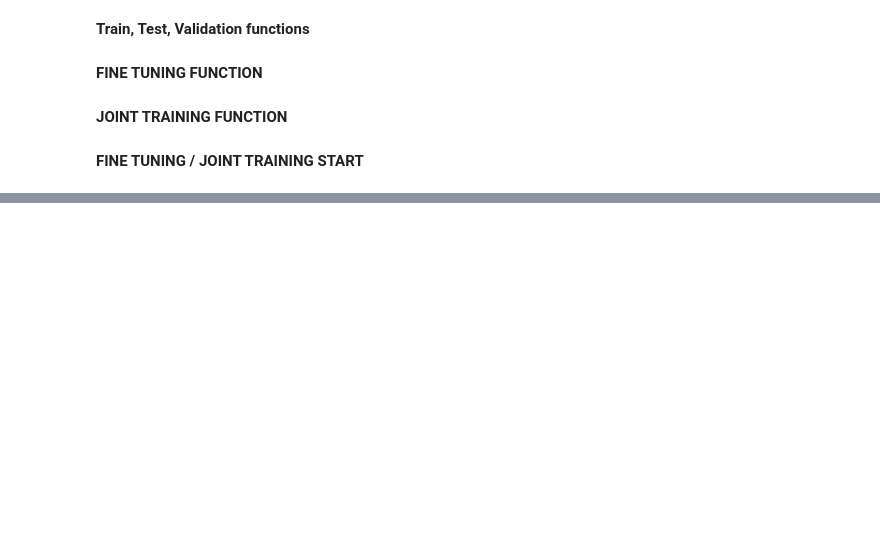
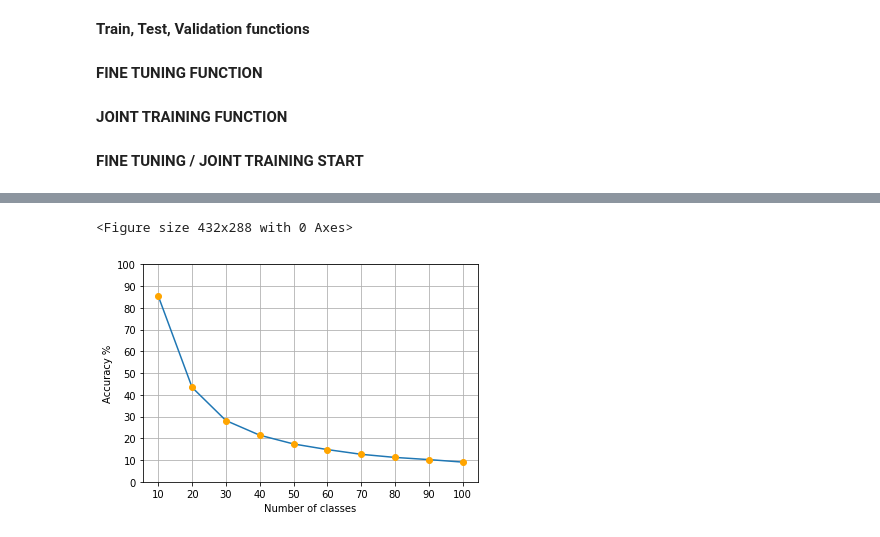
Before and after one commit to SimonettaBodojra/machine-learning2020-incremental_learning, a Jupyter notebook: notebooks/IL_fine_tuning.ipynb, the cells around one changed output, grey strips where cells are left out. Saved outputs shown, nothing was run; the diff lists cells and outputs as text; code cells hidden in the pictures; blank space fills up the shorter version.

Commit message:
trend and confusion matrix plots

```diff
--- a/notebooks/IL_fine_tuning.ipynb
+++ b/notebooks/IL_fine_tuning.ipynb
@@ -152,6 +160,10 @@ def validate(net, val_loader, criterion, optimizer, device=DEVICE):
 
 def test(net, test_loader, device=DEVICE):
 
+    # confusion matrix
+    y_true = []
+    y_preds = []
+
     running_corrects = 0
     for images, labels in tqdm(test_loader):
         images = images.to(device)
@@ -162,7 +174,12 @@ def test(net, test_loader, device=DEVICE):
         _, preds = torch.max(outputs.data, 1)
         running_corrects += torch.sum(preds == labels.data).data.item()
 
-    return running_corrects
+        # confusion matrix
+        y_true.extend(labels.data.tolist())
+        y_preds.extend(preds.tolist())
+
+
+    return running_corrects, y_true, y_preds
 # %% [markdown]
 **FINE TUNING FUNCTION**
 # %%
@@ -237,7 +254,8 @@ def fine_tuning(train_val_dataset, test_dataset, max_epoch=NUM_EPOCHS, file_path
                 torch.save(net, f"{file_path}_best_model_finetuning.pth")
 
         net = torch.load(f"{file_path}_best_model_finetuning.pth").to(device)
-        epoch_test_accuracy = test(net, curr_test_loader, device) / float(len(test_set))
+        corrects, y_true, y_preds = test(net, curr_test_loader, device)
+        epoch_test_accuracy = corrects / float(len(test_set))
         test_stage_accuracies.append(epoch_test_accuracy)
         train_mean_stage_accuracies.append(np.mean(train_accuracies))
         val_mean_stage_accuracies.append(np.mean(val_accuracies))
@@ -255,7 +273,8 @@ def fine_tuning(train_val_dataset, test_dataset, max_epoch=NUM_EPOCHS, file_path
 
     return train_mean_stage_accuracies,\
            val_mean_stage_accuracies,\
-           test_stage_accuracies
+           test_stage_accuracies,\
+           y_true, y_preds
 # %% [markdown]
 **JOINT TRAINING FUNCTION**
 # %%
@@ -335,7 +354,8 @@ def joint_training(train_val_dataset, test_dataset, max_epoch=NUM_EPOCHS, file_p
                 torch.save(net, f"{file_path}_best_model_finetuning.pth")
 
         net = torch.load(f"{file_path}_best_model_finetuning.pth").to(device)
-        epoch_test_accuracy = test(net, curr_test_loader, device) / float(len(test_set))
+        corrects, y_true, y_preds = test(net, curr_test_loader, device)
+        epoch_test_accuracy = corrects / float(len(test_set))
         test_stage_accuracies.append(epoch_test_accuracy)
         train_mean_stage_accuracies.append(np.mean(train_accuracies))
         val_mean_stage_accuracies.append(np.mean(val_accuracies))
@@ -353,10 +373,12 @@ def joint_training(train_val_dataset, test_dataset, max_epoch=NUM_EPOCHS, file_p
 
     return train_mean_stage_accuracies,\
            val_mean_stage_accuracies,\
-           test_stage_accuracies
+           test_stage_accuracies,\
+           y_true, y_preds
 # %% [markdown]
 **FINE TUNING / JOINT TRAINING START**
 # %%
 train_accuracies,\
 val_accuracies,\
-test_accuracies = fine_tuning(train_val_dataset, test_dataset, NUM_EPOCHS) if TRAINING_TYPE == 'FT' else joint_training(train_val_dataset, test_dataset, NUM_EPOCHS)
+test_accuracies,\
+y_true, y_preds = fine_tuning(train_val_dataset, test_dataset, NUM_EPOCHS) if TRAINING_TYPE == 'FT' else joint_training(train_val_dataset, test_dataset, NUM_EPOCHS)
@@ -370,0 +505,9 @@ plt.show()
+# %%
+import libs.plots as plots
+
+method = "finetuning" if TRAINING_TYPE == 'FT' else 'joint_training'
+plot_accuracy_trend(test_accuracies, method, SEED)
+plot_confusion_matrix(y_true, y_preds, method, SEED)
+# %% [output]
+<Figure size 432x288 with 0 Axes>
+[figure, added]
```
Also changed, not shown: parts of 6 cells of this notebook, 1 other file.
